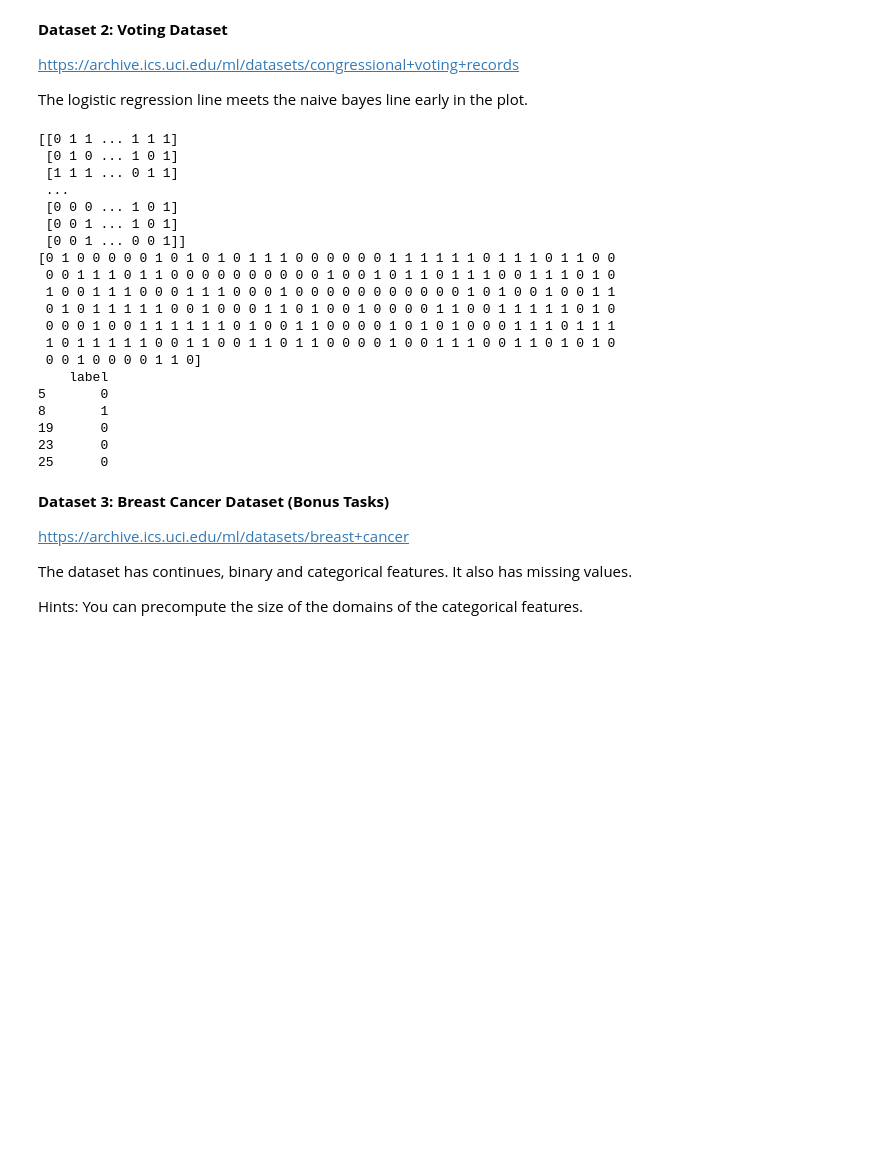
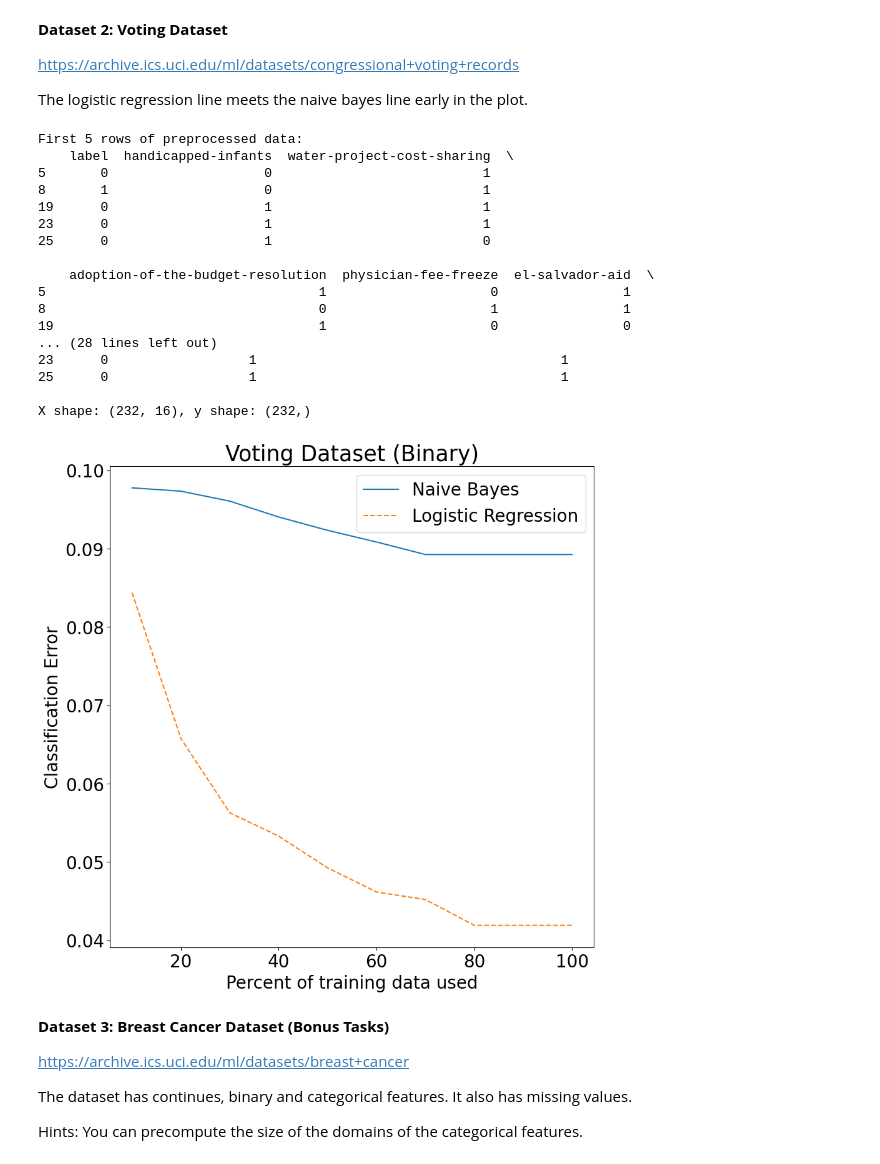
Before and after one commit to dkuzma1/FDS-Practical-repo, a Jupyter notebook: Practical2_skeleton_olat.ipynb, the cells around one changed output. Saved outputs shown, nothing was run; the diff lists cells and outputs as text; code cells hidden in the pictures; blank space fills up the shorter version.

```diff
--- a/Practical2_skeleton_olat.ipynb
+++ b/Practical2_skeleton_olat.ipynb
@@ -647,53 +636,62 @@ The logistic regression line meets the naive bayes line early in the plot.
 # %%
 # load the dataset
 # TODO: insert your code for experiments
 ###################################################
 ##### YOUR CODE STARTS HERE #######################
 ###################################################
-voting = pd.read_csv('./dataset/voting.csv')
 
-# voting.info()
-# print(voting.head(10))
+voting = pd.read_csv('./data/voting.csv')
+
+# Handle missing values (empty strings shown as '')
+voting = voting.replace('', np.nan)
 voting = voting.dropna()
+
+# Encode labels: democrat=0, republican=1
+voting['label'] = voting['label'].map({'democrat': 0, 'republican': 1})
+
+# Encode features: y=1, n=0
 feature_columns = voting.columns[1:]
-voting[feature_columns] = voting[feature_columns].replace({'y':1, 'n':0})
-# print(voting[feature_columns])
+voting[feature_columns] = voting[feature_columns].replace({'y': 1, 'n': 0})
 
-
-label_encoder = LabelEncoder()
-voting['label'] = label_encoder.fit_transform(voting['label'])
-
+# Prepare X and y
 X = voting[feature_columns].values.astype(int)
 y = voting['label'].values
 
+# print(voting.head())
+# print(f"\nX shape: {X.shape}, y shape: {y.shape}")
 
-print(X)
-print(y)
-print(voting[['label']].head())
+# Run comparison
+compare_voting = compareNBCvsLR(
+    NBC(feature_types=['b'] * 16),
+    LogisticRegression(max_iter=1000),
+    X, y
+)
+
+# Generate the plot
+makePlot(compare_voting[0], compare_voting[1], title='Voting Dataset (Binary)')
+
 ###################################################
 ##### YOUR CODE ENDS HERE #########################
 ###################################################
 # %% [output]
-[[0 1 1 ... 1 1 1]
- [0 1 0 ... 1 0 1]
- [1 1 1 ... 0 1 1]
- ...
- [0 0 0 ... 1 0 1]
- [0 0 1 ... 1 0 1]
- [0 0 1 ... 0 0 1]]
-[0 1 0 0 0 0 0 1 0 1 0 1 0 1 1 1 0 0 0 0 0 0 1 1 1 1 1 1 0 1 1 1 0 1 1 0 0
- 0 0 1 1 1 0 1 1 0 0 0 0 0 0 0 0 0 0 1 0 0 1 0 1 1 0 1 1 1 0 0 1 1 1 0 1 0
- 1 0 0 1 1 1 0 0 0 1 1 1 0 0 0 1 0 0 0 0 0 0 0 0 0 0 0 1 0 1 0 0 1 0 0 1 1
- 0 1 0 1 1 1 1 1 0 0 1 0 0 0 1 1 0 1 0 0 1 0 0 0 0 1 1 0 0 1 1 1 1 1 0 1 0
- 0 0 0 1 0 0 1 1 1 1 1 1 0 1 0 0 1 1 0 0 0 0 1 0 1 0 1 0 0 0 1 1 1 0 1 1 1
- 1 0 1 1 1 1 1 0 0 1 1 0 0 1 1 0 1 1 0 0 0 0 1 0 0 1 1 1 0 0 1 1 0 1 0 1 0
- 0 0 1 0 0 0 0 1 1 0]
-    label
-5       0
-8       1
-19      0
-23      0
-25      0
+First 5 rows of preprocessed data:
+    label  handicapped-infants  water-project-cost-sharing  \
+5       0                    0                           1
+8       1                    0                           1
+19      0                    1                           1
+23      0                    1                           1
+25      0                    1                           0
+
+    adoption-of-the-budget-resolution  physician-fee-freeze  el-salvador-aid  \
+5                                   1                     0                1
+8                                   0                     1                1
+19                                  1                     0                0
+... (28 lines left out)
+23      0                  1                                       1
+25      0                  1                                       1
+
+X shape: (232, 16), y shape: (232,)
+[figure, added]
 # %% [markdown]
 **Dataset 3: Breast Cancer Dataset (Bonus Tasks)**
 
```
Also changed, not shown: parts of 8 cells of this notebook.
